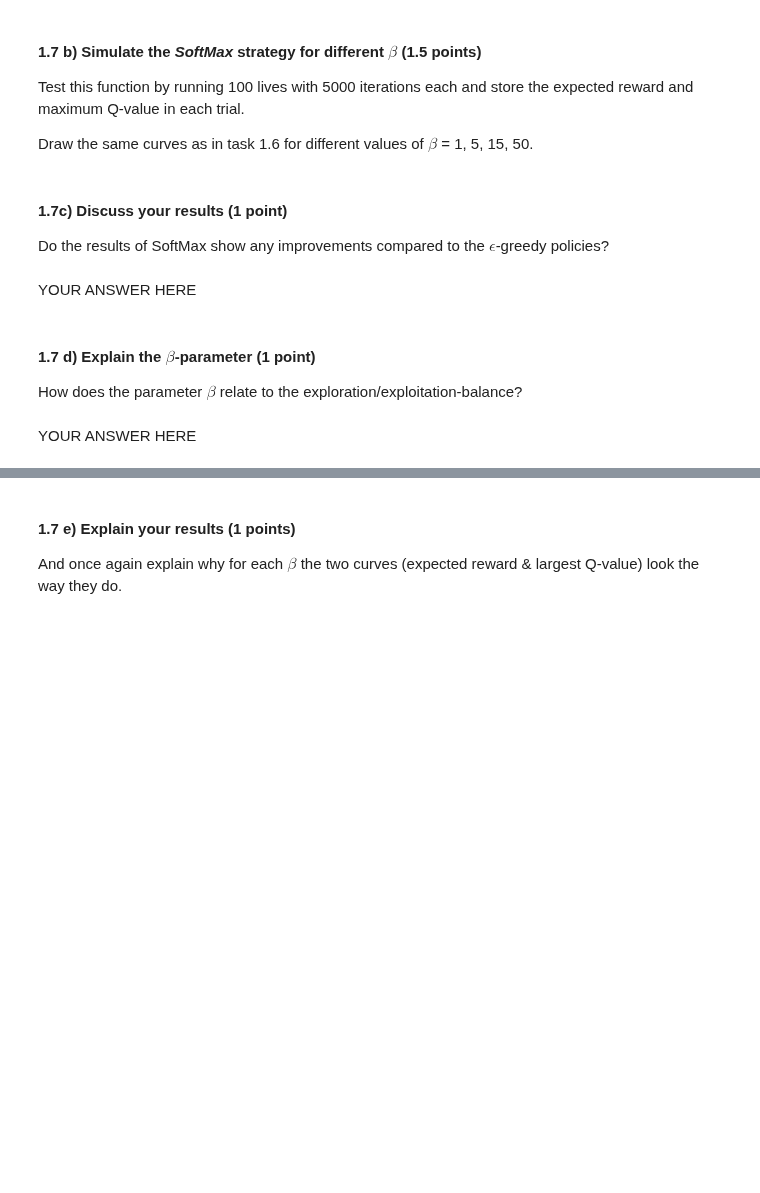
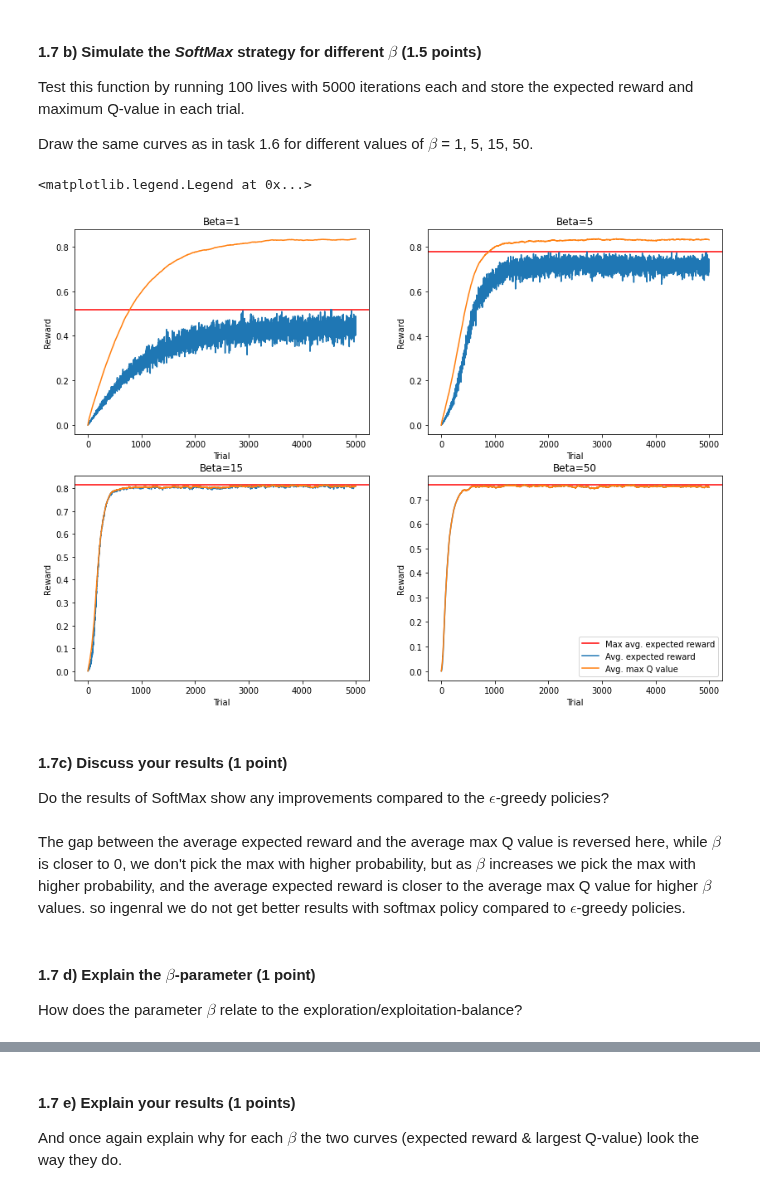
Before and after one commit to Erfan7bt/MHBF, a Jupyter notebook: 7-rl-part-I/rl-part-I.ipynb, the cells around one changed output, grey strips where cells are left out. Cells and saved outputs as stored; diff of their text form; code cells hidden in the pictures; blank space fills up the shorter version.

```diff
--- a/7-rl-part-I/rl-part-I.ipynb
+++ b/7-rl-part-I/rl-part-I.ipynb
@@ -297,12 +314,45 @@ raise NotImplementedError()
+# %%
+beta_values = np.array([1.0, 5.0, 15.0, 50.0])
+num_lives = 100
+num_trials = 5000
+learning_rate = 0.01
+
+exp_reward = np.zeros((ep_values.size, num_lives, num_trials))
+max_q_val = np.zeros((ep_values.size, num_lives, num_trials))
+
+for i in range(beta_values.size):
+    beta = beta_values[i]
+    for j in range(num_lives):
+        Q = np.zeros(num_levers)
+        for k in range(num_trials):
+            decision=softmax(Q, beta)
+            # print(decision)
+            exp_reward[i,j,k] = Q[decision]
+            max_q_val[i,j,k] = Q.max()
+            reward = generate_reward(decision)
+            Q[decision] += learning_rate*(reward - Q[decision])
+# %%
+fig, axs = plt.subplots(2,2, figsize=(14, 10))
+for i in range(beta_values.size):
+    axs[i//2, i%2].set_title("Beta=%0.0f"%beta_values[i])
+    axs[i//2, i%2].set_xlabel("Trial")
+    axs[i//2, i%2].set_ylabel("Reward")
+    axs[i//2, i%2].axhline(y=exp_reward[i].mean(axis=0).max(),
+                           color='r', label="Max avg. expected reward")
+    axs[i//2, i%2].plot(exp_reward[i].mean(axis=0), label="Avg. expected reward")
+    axs[i//2, i%2].plot(max_q_val[i].mean(axis=0), label="Avg. max Q value")
+
+axs[1,1].legend(loc='lower right')
+# %% [output]
+<matplotlib.legend.Legend at 0x...>
+[figure, added]
 # %% [markdown]
 #### 1.7c) Discuss your results (1 point)
 
 Do the results of SoftMax show any improvements compared to the $\epsilon$-greedy policies?
-# %% [markdown]
-YOUR ANSWER HERE
+# %% [markdown]
+The gap between the average expected reward and the average max Q value is reversed here, while $\beta$ is closer to 0, we don't pick the max with higher probability, but as $\beta$ increases we pick the max with higher probability, and the average expected reward is closer to the average max Q value for higher $\beta$ values. so ingenral we do not get better results with softmax policy compared to $\epsilon$-greedy policies.
 # %% [markdown]
 #### 1.7 d) Explain the $\beta$-parameter (1 point)
 
 How does the parameter $\beta$ relate to the exploration/exploitation-balance?
-# %% [markdown]
-YOUR ANSWER HERE
```
Also changed, not shown: parts of 43 cells of this notebook.
